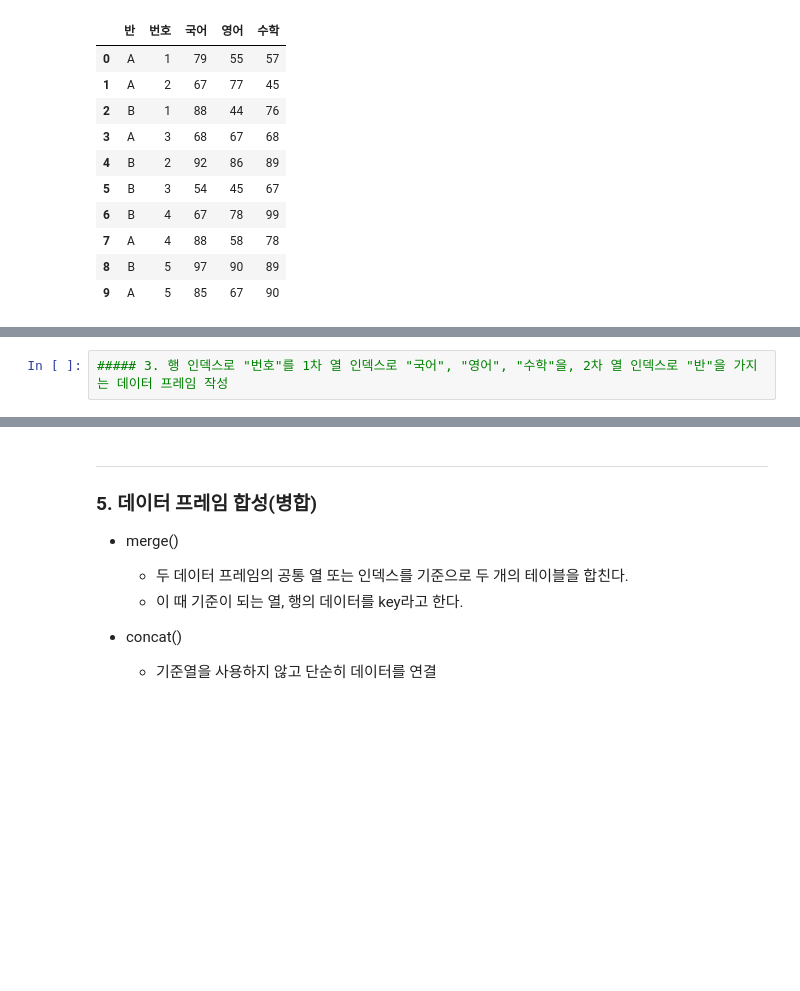
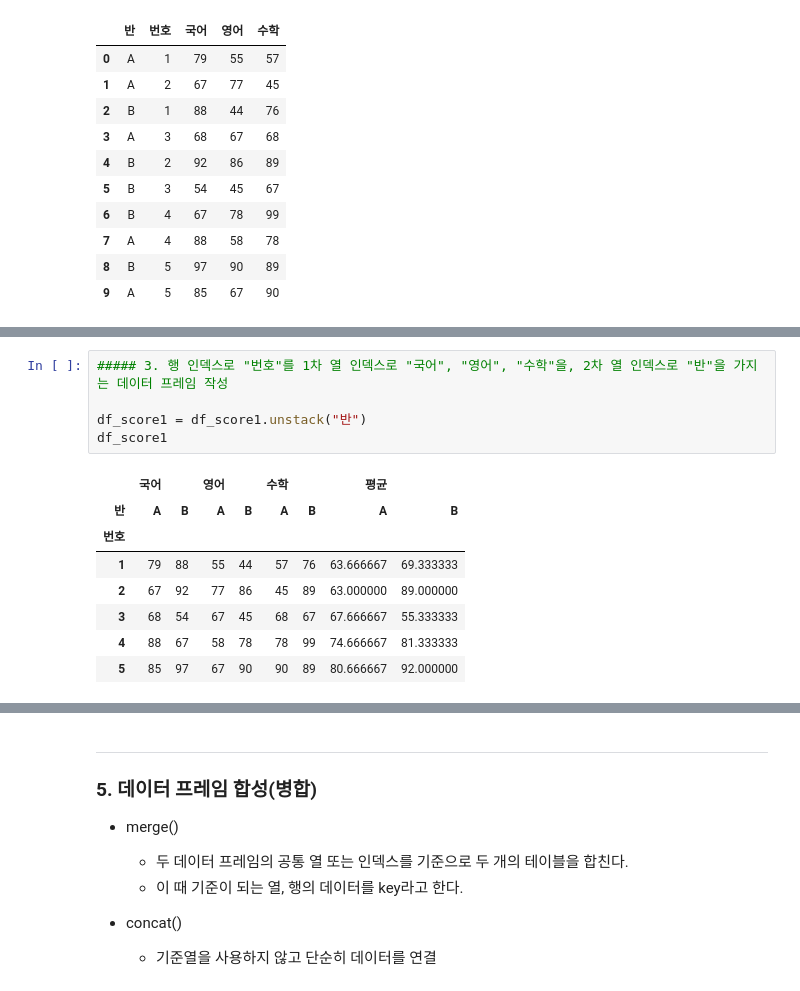
Before and after one commit to not147/PythonBasic, a Jupyter notebook: pythonwork/analysis/2_pandas.ipynb, the cells around one changed output, grey strips where cells are left out. Drawn from its saved outputs; the diff is of its cells as text; blank space fills up the shorter version.

```diff
--- a/pythonwork/analysis/2_pandas.ipynb
+++ b/pythonwork/analysis/2_pandas.ipynb
@@ -1467,4 +1513,16 @@ df_score1
 # %%
 ##### 3. 행 인덱스로 "번호"를 1차 열 인덱스로 "국어", "영어", "수학"을, 2차 열 인덱스로 "반"을 가지는 데이터 프레임 작성
+
+df_score1 = df_score1.unstack("반")
+df_score1
+# %% [output]
+|  | 국어 |  | 영어 |  | 수학 |  | 평균 |  |
+| 반 | A | B | A | B | A | B | A | B |
+| 번호 |  |  |  |  |  |  |  |  |
+| 1 | 79 | 88 | 55 | 44 | 57 | 76 | 63.666667 | 69.333333 |
+| 2 | 67 | 92 | 77 | 86 | 45 | 89 | 63.000000 | 89.000000 |
+| 3 | 68 | 54 | 67 | 45 | 68 | 67 | 67.666667 | 55.333333 |
+| 4 | 88 | 67 | 58 | 78 | 78 | 99 | 74.666667 | 81.333333 |
+| 5 | 85 | 97 | 67 | 90 | 90 | 89 | 80.666667 | 92.000000 |
 # %%
 ##### 4. 각 반별 각 과목의 평균을 나타내는 행을 아래에 추가
```
Also changed, not shown: parts of 49 cells of this notebook.
